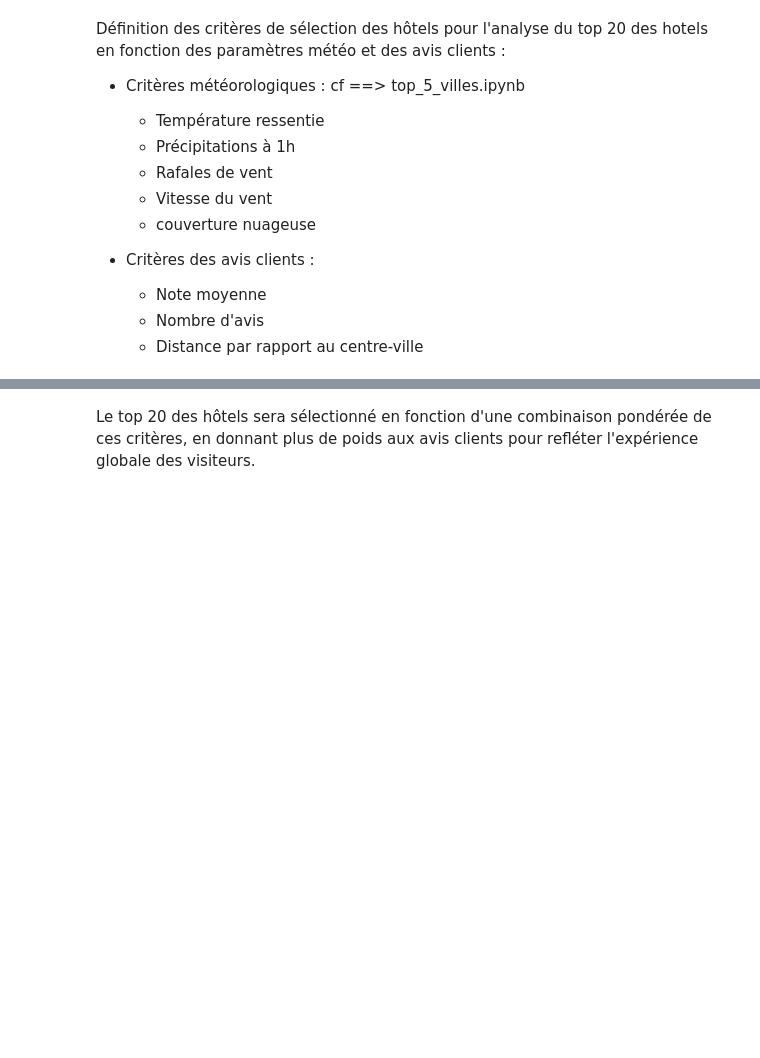
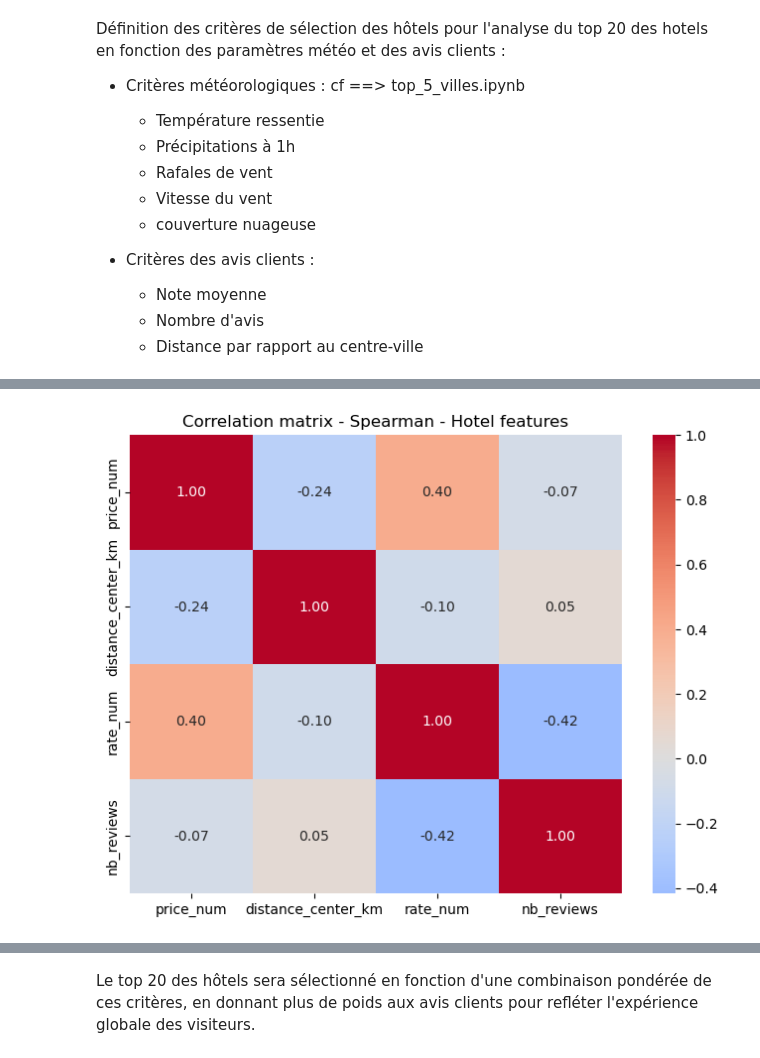
Before and after one commit to helene-mourez/jedha_kayak, a Jupyter notebook: top_20_hotels.ipynb, the cells around one changed output, grey strips where cells are left out. Cells and saved outputs as stored; diff of their text form; code cells hidden in the pictures; blank space fills up the shorter version.

```diff
--- a/top_20_hotels.ipynb
+++ b/top_20_hotels.ipynb
@@ -94,0 +238,26 @@ dis_rate_exp_fig.update_layout(
+# %%
+# Affichage de la matrice de corrélation (Méthode de calcul Spearman) afin de déterminer si des relations existent entre les features des hôtels de façon non linéaire.
+
+corr_columns = [
+    "price_num",
+    "distance_center_km",
+    "rate_num",
+    "nb_reviews"
+]
+
+corr_matrix = df_eda[corr_columns].corr(method="spearman")
+
+plt.figure(figsize=(8, 6))
+
+sns.heatmap(
+    corr_matrix,
+    annot=True,
+    cmap="coolwarm",
+    fmt=".2f",
+    center=0
+)
+
+plt.title("Correlation matrix - Spearman - Hotel features")
+plt.show()
+# %% [output]
+[figure, added]
```
Also changed, not shown: parts of 30 cells of this notebook.
